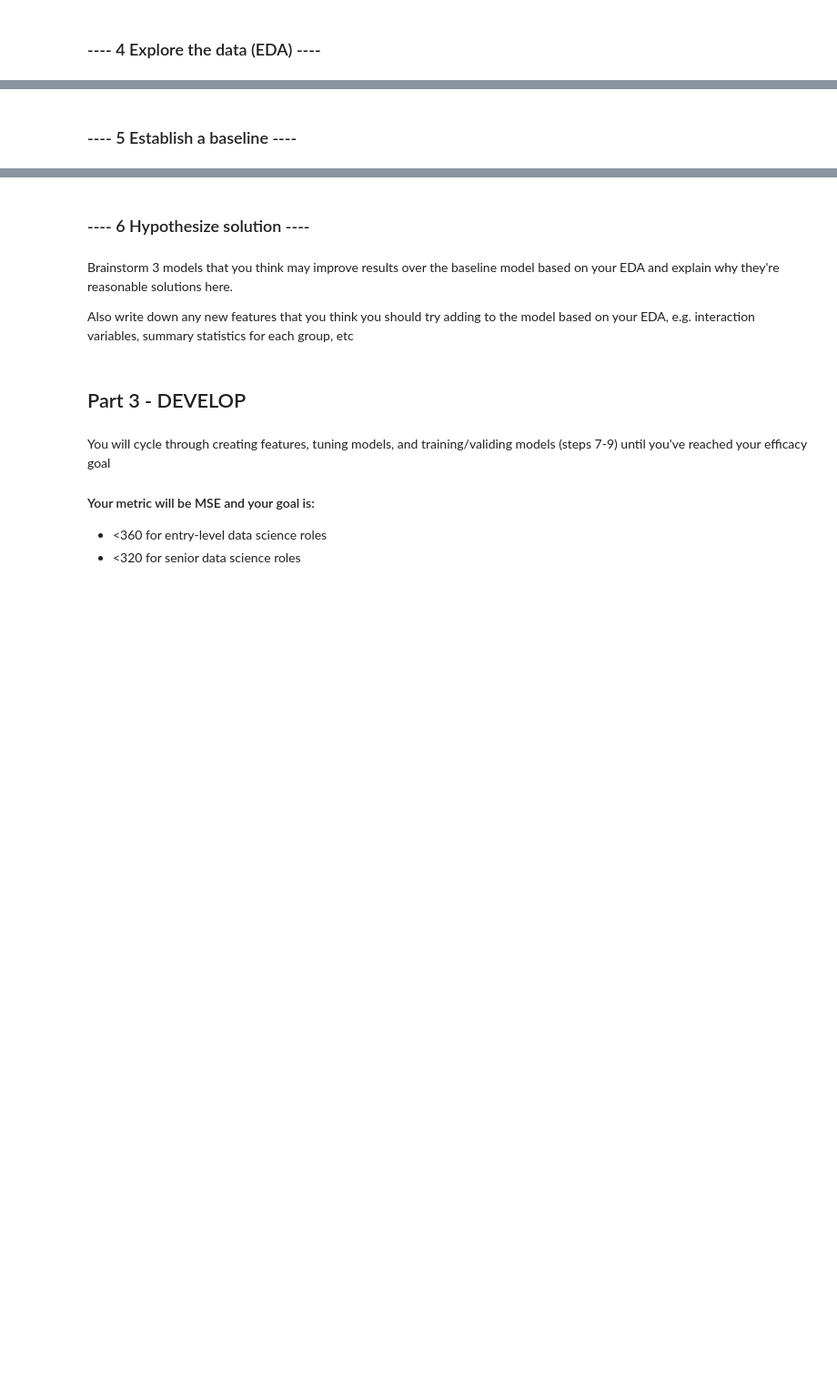
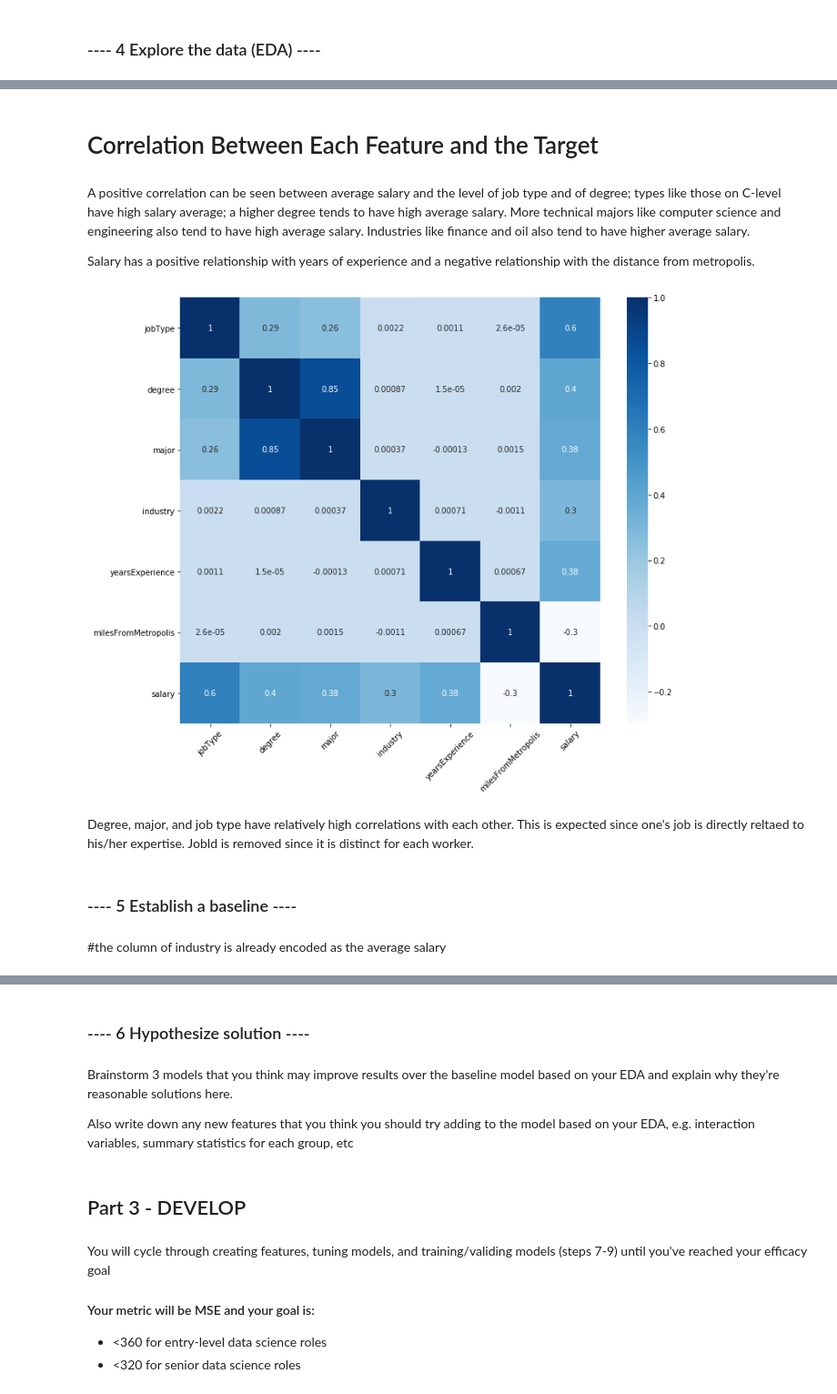
Before and after one commit to amsskumar/salarypredictionportfolio, a Jupyter notebook: Salary Prediction Notebook.ipynb, the cells around one changed output, grey strips where cells are left out. Shown: that part at 91% size. Cells and saved outputs as stored; diff of their text form; code cells hidden in the pictures; blank space fills up the shorter version.

```diff
--- a/Salary Prediction Notebook.ipynb
+++ b/Salary Prediction Notebook.ipynb
@@ -131,0 +314,2 @@ plt.show();
+# %% [markdown]
+# Correlation Between Each Feature and the Target
@@ -132,3 +325,33 @@ plt.show();
+# %% [markdown]
+A positive correlation can be seen between average salary and the level of job type and of degree; types like those on C-level have high salary average; a higher degree tends to have high average salary. More technical majors like computer science and engineering also tend to have high average salary. Industries like finance and oil also tend to have higher average salary.
+
+Salary has a positive relationship with years of experience and a negative relationship with the distance from metropolis.
+# %%
+def encode_label(df, col):
+    """ Encode the categories using average salary for each category to replace label.
+    """
+    cat_dict = {}
+    cats = df[col].cat.categories.tolist()
+    for cat in cats:
+        cat_dict[cat] = train_df[train_df[col] == cat]['salary'].mean()
+    df[col] = df[col].map(cat_dict)
+# %%
+train_df_copy = train_df.copy()
+for col in train_df_copy.columns:
+    if train_df_copy[col].dtype.name == 'category':
+        encode_label(train_df_copy, col)
+        train_df_copy[col] = train_df_copy[col].astype('float')
+# %%
+fig = plt.figure(figsize=(12, 10))
+features = ['companyId', 'jobType', 'degree', 'major', 'industry', 'yearsExperience', 'milesFromMetropolis']
+sns.heatmap(train_df_copy[features + ['salary']].corr(), cmap='Blues', annot=True)
+plt.xticks(rotation=45)
+plt.savefig("correlation_matrix_heatmap.png")
+plt.show();
+# %% [output]
+[figure, added]
+# %% [markdown]
+Degree, major, and job type have relatively high correlations with each other. This is expected since one's job is directly reltaed to his/her expertise. JobId is removed since it is distinct for each worker.
 # %% [markdown]
 ### ---- 5 Establish a baseline ----
 # %%
@@ -136,3 +359,5 @@ plt.show();
 #create an extremely simple model and measure its efficacy
 #e.g. use "average salary" for each industry as your model and then measure MSE
 #during 5-fold cross-validation
+# %% [markdown]
+#the column of industry is already encoded as the average salary
```
Also changed, not shown: parts of 89 cells of this notebook, 1 other file.
